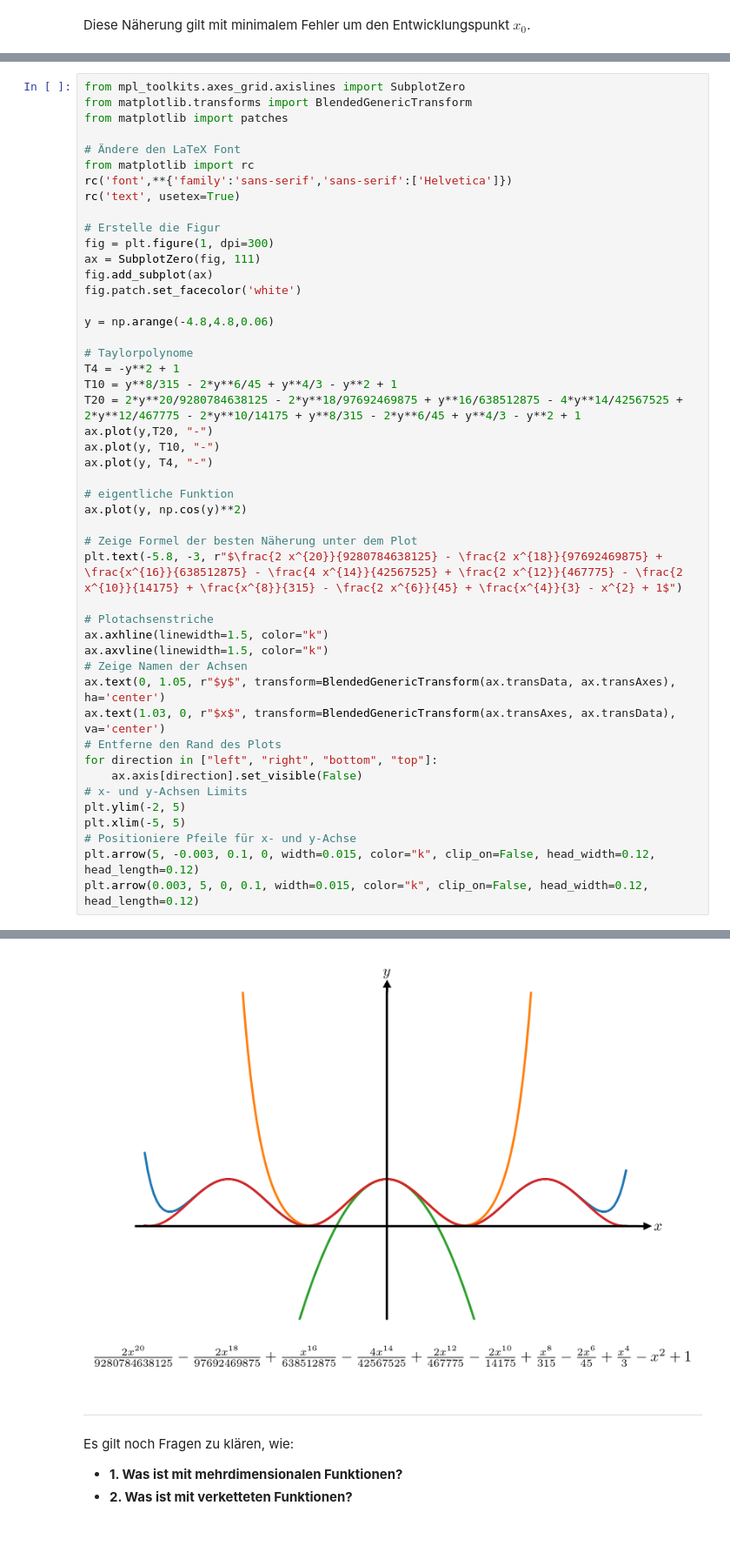
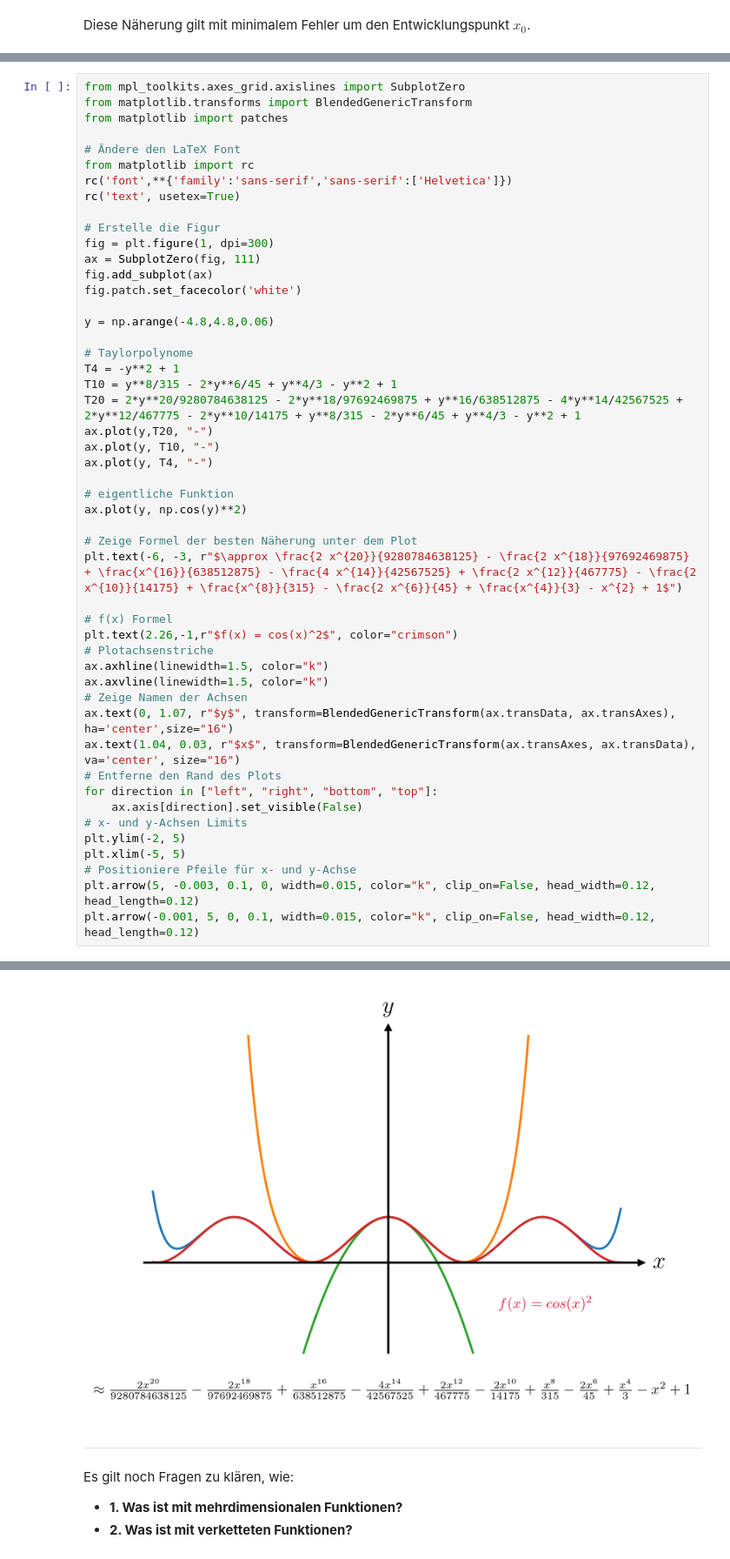
Before and after one commit to QuentinWach/animating-science, a Jupyter notebook: Taylorentwicklung/Taylorentwicklung.ipynb, the cells around one changed output, grey strips where cells are left out. Shown at 87% size. Cells and saved outputs as stored; diff of their text form; blank space fills up the shorter version.

```diff
--- a/Taylorentwicklung/Taylorentwicklung.ipynb
+++ b/Taylorentwicklung/Taylorentwicklung.ipynb
@@ -63,38 +65,40 @@ fig.patch.set_facecolor('white')
 
 y = np.arange(-4.8,4.8,0.06)
 
 # Taylorpolynome
 T4 = -y**2 + 1
 T10 = y**8/315 - 2*y**6/45 + y**4/3 - y**2 + 1
 T20 = 2*y**20/9280784638125 - 2*y**18/97692469875 + y**16/638512875 - 4*y**14/42567525 + 2*y**12/467775 - 2*y**10/14175 + y**8/315 - 2*y**6/45 + y**4/3 - y**2 + 1
 ax.plot(y,T20, "-")
 ax.plot(y, T10, "-")
 ax.plot(y, T4, "-")
 
 # eigentliche Funktion
 ax.plot(y, np.cos(y)**2)
 
 # Zeige Formel der besten Näherung unter dem Plot
-plt.text(-5.8, -3, r"$\frac{2 x^{20}}{9280784638125} - \frac{2 x^{18}}{97692469875} + \frac{x^{16}}{638512875} - \frac{4 x^{14}}{42567525} + \frac{2 x^{12}}{467775} - \frac{2 x^{10}}{14175} + \frac{x^{8}}{315} - \frac{2 x^{6}}{45} + \frac{x^{4}}{3} - x^{2} + 1$")
+plt.text(-6, -3, r"$\approx \frac{2 x^{20}}{9280784638125} - \frac{2 x^{18}}{97692469875} + \frac{x^{16}}{638512875} - \frac{4 x^{14}}{42567525} + \frac{2 x^{12}}{467775} - \frac{2 x^{10}}{14175} + \frac{x^{8}}{315} - \frac{2 x^{6}}{45} + \frac{x^{4}}{3} - x^{2} + 1$")
 
+# f(x) Formel
+plt.text(2.26,-1,r"$f(x) = cos(x)^2$", color="crimson")
 # Plotachsenstriche
 ax.axhline(linewidth=1.5, color="k")
 ax.axvline(linewidth=1.5, color="k")
 # Zeige Namen der Achsen
-ax.text(0, 1.05, r"$y$", transform=BlendedGenericTransform(ax.transData, ax.transAxes), ha='center')
-ax.text(1.03, 0, r"$x$", transform=BlendedGenericTransform(ax.transAxes, ax.transData), va='center')
+ax.text(0, 1.07, r"$y$", transform=BlendedGenericTransform(ax.transData, ax.transAxes), ha='center',size="16")
+ax.text(1.04, 0.03, r"$x$", transform=BlendedGenericTransform(ax.transAxes, ax.transData), va='center', size="16")
 # Entferne den Rand des Plots
 for direction in ["left", "right", "bottom", "top"]:
     ax.axis[direction].set_visible(False)
 # x- und y-Achsen Limits
 plt.ylim(-2, 5)
 plt.xlim(-5, 5)
 # Positioniere Pfeile für x- und y-Achse
 plt.arrow(5, -0.003, 0.1, 0, width=0.015, color="k", clip_on=False, head_width=0.12, head_length=0.12)
-plt.arrow(0.003, 5, 0, 0.1, width=0.015, color="k", clip_on=False, head_width=0.12, head_length=0.12)
+plt.arrow(-0.001, 5, 0, 0.1, width=0.015, color="k", clip_on=False, head_width=0.12, head_length=0.12)
 # %% [output]
 <matplotlib.patches.FancyArrow at 0x...>
-[figure, old version]
+[figure, new version]
 # %% [markdown]
 ---
 
```
Also changed, not shown: parts of 2 cells of this notebook, 1 other file.
